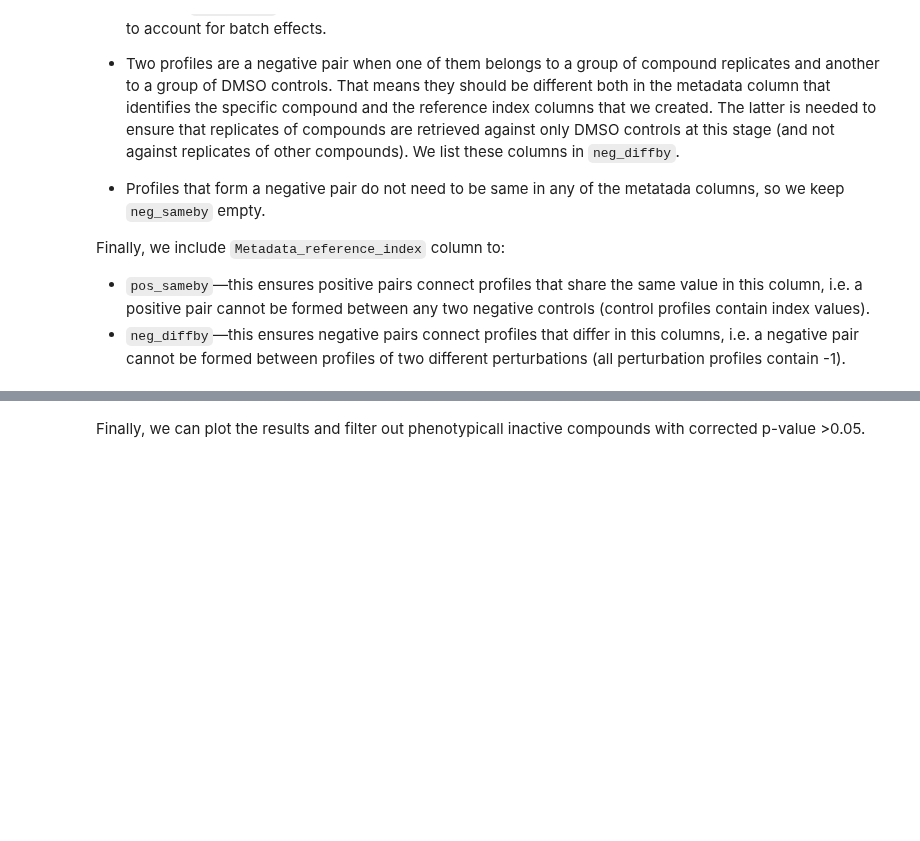
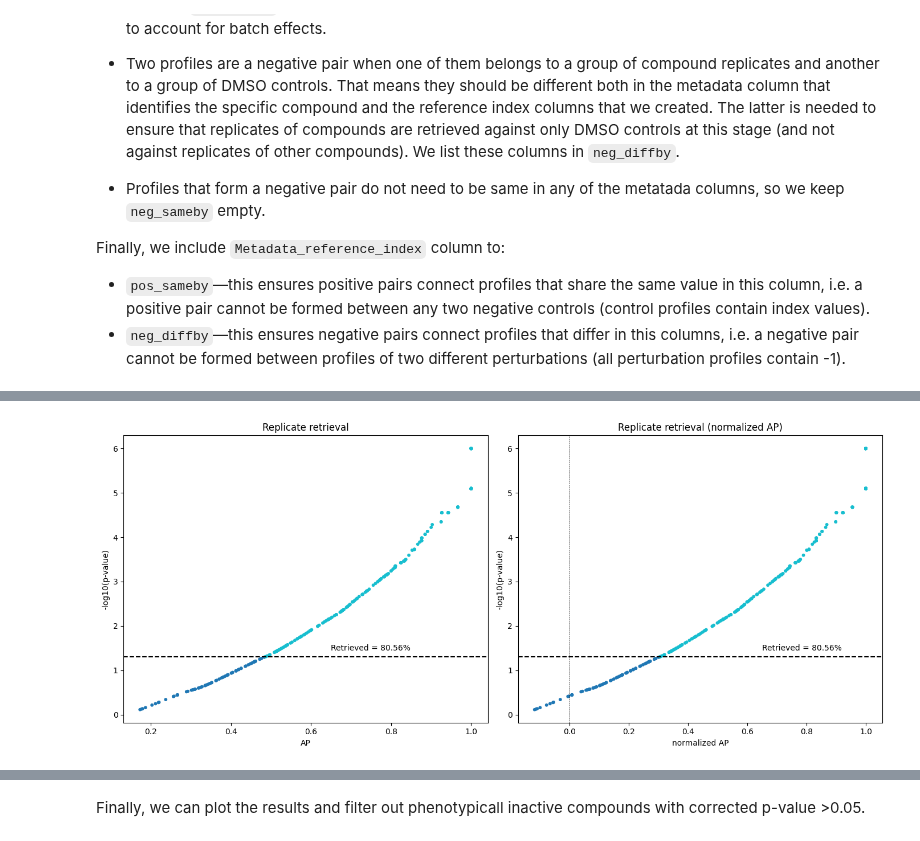
Before and after one commit to cytomining/copairs, a Jupyter notebook: docs/examples/phenotypic_activity.ipynb, the cells around one changed output, grey strips where cells are left out. Drawn from its saved outputs; the diff is of its cells as text; code cells hidden in the pictures; blank space fills up the shorter version.

```diff
--- a/docs/examples/phenotypic_activity.ipynb
+++ b/docs/examples/phenotypic_activity.ipynb
@@ -167 +178,59 @@ activity_ap
+# %%
+# Calculate p-values using the same null_size and seed as mean_average_precision
+activity_ap["p_value"] = p_values(activity_ap, null_size=1000000, seed=0)
+activity_ap["-log10(p-value)"] = -activity_ap["p_value"].apply(np.log10)
+activity_ap["below_p"] = activity_ap["p_value"] < 0.05
+
+active_ratio_ap = activity_ap["below_p"].mean()
+
+# Plot raw and normalized AP scores vs -log10 p-values
+fig, axes = plt.subplots(1, 2, figsize=(14, 6))
+
+# Plot 1: Raw AP vs -log10(p-value)
+axes[0].scatter(
+    data=activity_ap,
+    x="average_precision",
+    y="-log10(p-value)",
+    c="below_p",
+    cmap="tab10",
+    s=10,
+)
+axes[0].axhline(-np.log10(0.05), color="black", linestyle="--")
+axes[0].set_xlabel("AP")
+axes[0].set_ylabel("-log10(p-value)")
+axes[0].set_title("Replicate retrieval")
+axes[0].text(
+    0.65,
+    1.5,
+    f"Retrieved = {100 * active_ratio_ap:.2f}%",
+    va="center",
+    ha="left",
+)
+
+# Plot 2: Normalized AP vs -log10(p-value)
+axes[1].scatter(
+    data=activity_ap,
+    x="normalized_average_precision",
+    y="-log10(p-value)",
+    c="below_p",
+    cmap="tab10",
+    s=10,
+)
+axes[1].axhline(-np.log10(0.05), color="black", linestyle="--")
+axes[1].axvline(0, color="black", linestyle="--", linewidth=0.5)
+axes[1].set_xlabel("normalized AP")
+axes[1].set_ylabel("-log10(p-value)")
+axes[1].set_title("Replicate retrieval (normalized AP)")
+axes[1].text(
+    0.65,
+    1.5,
+    f"Retrieved = {100 * active_ratio_ap:.2f}%",
+    va="center",
+    ha="left",
+)
+
+plt.tight_layout()
+plt.show()
+# %% [output]
+[figure, added]
 # %% [markdown]
```
Also changed, not shown: parts of 8 cells of this notebook, 4 other files.
